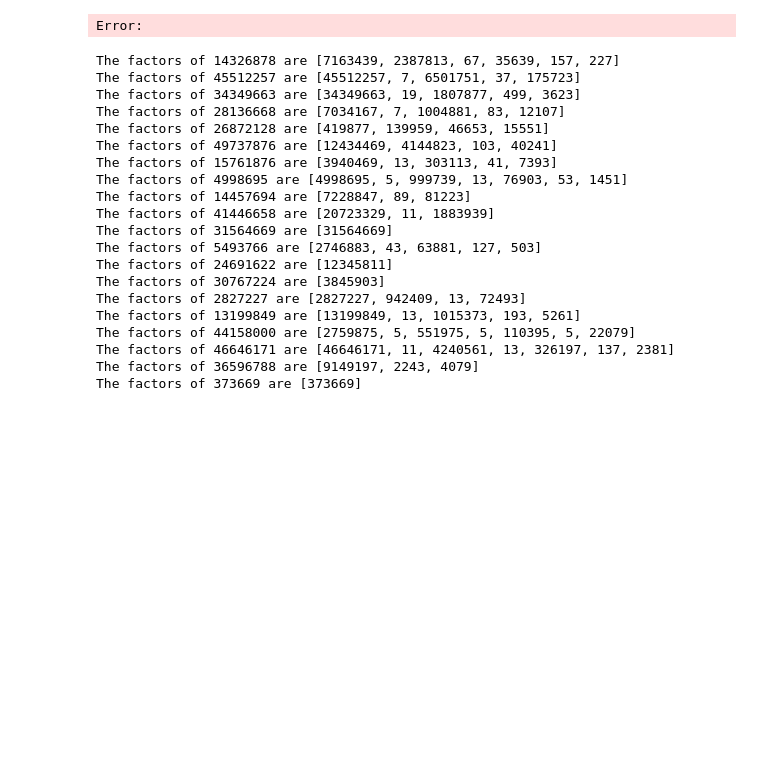
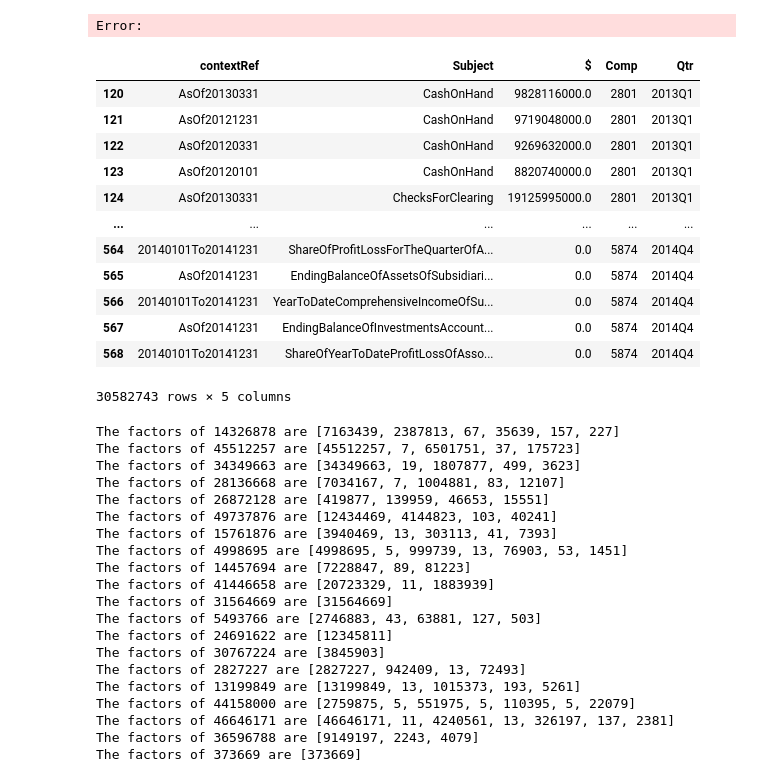
Before and after one commit to Hanson-Xie/Investment_framework, a Jupyter notebook: Valuation.ipynb, the cells around one changed output. Saved outputs shown, nothing was run; the diff lists cells and outputs as text; code cells hidden in the pictures; blank space fills up the shorter version.

```diff
--- a/Valuation.ipynb
+++ b/Valuation.ipynb
@@ -108,0 +142,3 @@ xml_df['Sub-Category']=xml_df['Mapping Col'].map(subcate_d)
+# %%
+files = open("problem.txt")
+file_list =  files.readlines()
@@ -145,0 +221,40 @@ float('-100')
+# %%
+import test
+from itertools import repeat
+import pandas as pd
+import multiprocessing
+
+xml_df=pd.DataFrame()
+html_df=pd.DataFrame()
+for root, dirs, files in os.walk(r"C:\Users\s3309\Desktop\Investment\html_files"):
+    file_list=files
+
+with multiprocessing.Pool(8) as p:
+    result=p.map(test.file_process,file_list)
+
+print('Result finish----')
+
+
+for i,n in enumerate(result):
+    print(i)
+    try:
+        if n is None:
+            continue
+        if 'Sub-Category' in n.columns:
+            html_df=pd.concat([html_df,n])
+        else:
+            xml_df=pd.concat([xml_df,n])
+    except:
+        continue
+'''
+import sqlite3
+
+conn=sqlite3.connect('test')
+try:
+    html_df.to_sql('NEW_HTML_DF',conn,if_exists='append')
+    print('html finish')
+    xml_df.to_sql('NEW_XML_DF',conn,if_exists='append')
+except:
+    print('Error')
+
+'''
@@ -171,3 +326,19 @@ Error:
+# %%
+xml_df
+# %% [output]
+|  | contextRef | Subject | $ | Comp | Qtr |
+| 120 | AsOf20130331 | CashOnHand | 9828116000.0 | 2801 | 2013Q1 |
+| 121 | AsOf20121231 | CashOnHand | 9719048000.0 | 2801 | 2013Q1 |
+| 122 | AsOf20120331 | CashOnHand | 9269632000.0 | 2801 | 2013Q1 |
+| 123 | AsOf20120101 | CashOnHand | 8820740000.0 | 2801 | 2013Q1 |
+| 124 | AsOf20130331 | ChecksForClearing | 19125995000.0 | 2801 | 2013Q1 |
+| ... | ... | ... | ... | ... | ... |
+| 564 | 20140101To20141231 | ShareOfProfitLossForTheQuarterOfA... | 0.0 | 5874 | 2014Q4 |
+| 565 | AsOf20141231 | EndingBalanceOfAssetsOfSubsidiari... | 0.0 | 5874 | 2014Q4 |
+| 566 | 20140101To20141231 | YearToDateComprehensiveIncomeOfSu... | 0.0 | 5874 | 2014Q4 |
+| 567 | AsOf20141231 | EndingBalanceOfInvestmentsAccount... | 0.0 | 5874 | 2014Q4 |
+| 568 | 20140101To20141231 | ShareOfYearToDateProfitLossOfAsso... | 0.0 | 5874 | 2014Q4 |
+30582743 rows × 5 columns
 # %%
 import multiprocessing
 import random
```
Also changed, not shown: parts of 24 cells of this notebook, 5 other files.
